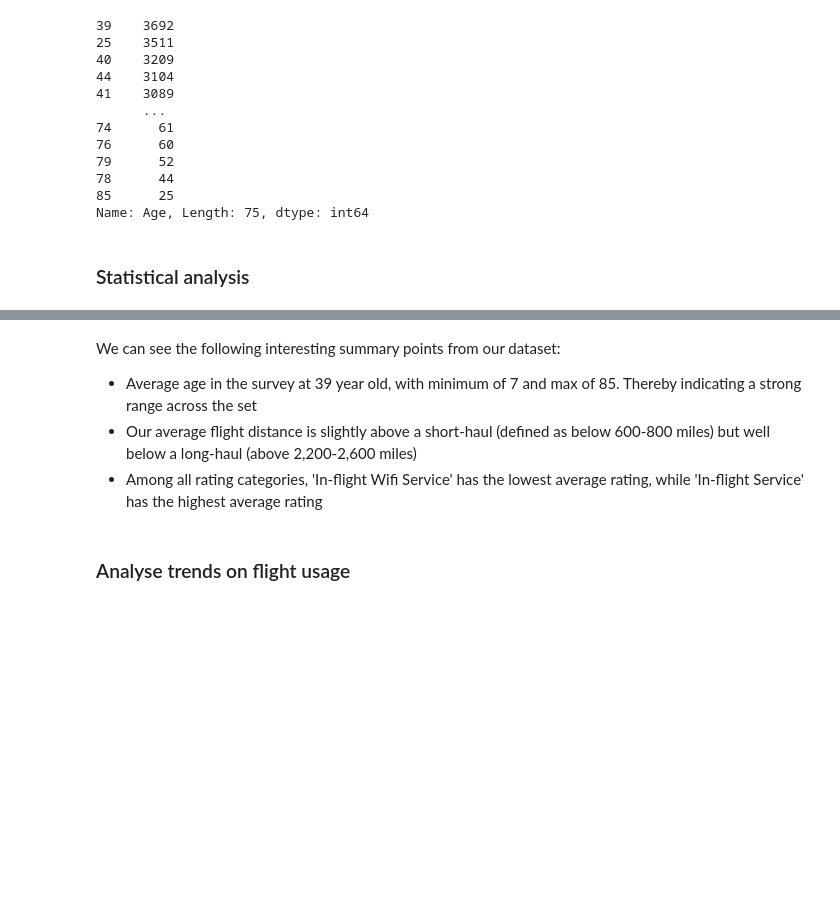
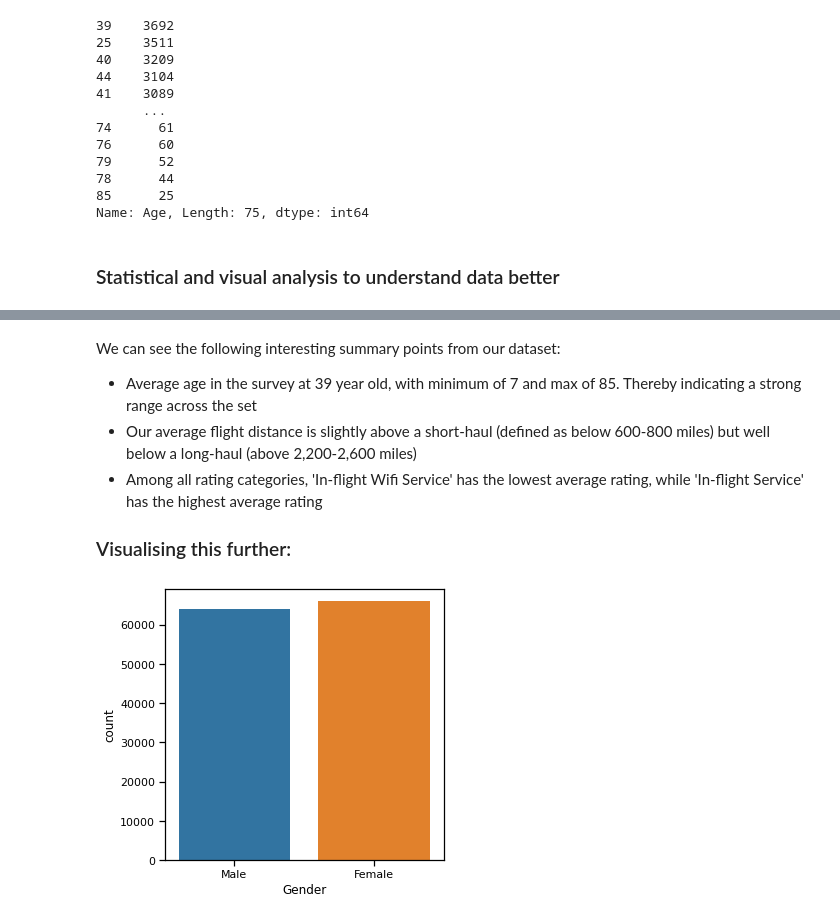
Before and after one commit to kunals94/Final-Project-Data-Science-Programme-Cambridge-University-Flatiron-School, a Jupyter notebook: KSarin_final_project_v1.ipynb, the cells around one changed output, grey strips where cells are left out. Drawn from its saved outputs; the diff is of its cells as text; code cells hidden in the pictures; blank space fills up the shorter version.

```diff
--- a/KSarin_final_project_v1.ipynb
+++ b/KSarin_final_project_v1.ipynb
@@ -158,7 +158,7 @@ df1['Age'].value_counts()
 85      25
 Name: Age, Length: 75, dtype: int64
 # %% [markdown]
-### Statistical analysis
+### Statistical and visual analysis to understand data better
 # %%
 df1.describe()
 # %% [output]
@@ -176,5 +176,5 @@ We can see the following interesting summary points from our dataset:
 - Average age in the survey at 39 year old, with minimum of 7 and max of 85. Thereby indicating a strong range across the set
 - Our average flight distance is slightly above a short-haul (defined as below 600-800 miles) but well below a long-haul (above 2,200-2,600 miles)
 - Among all rating categories, 'In-flight Wifi Service' has the lowest average rating, while 'In-flight Service' has the highest average rating
+
+### Visualising this further:
-# %% [markdown]
-### Analyse trends on flight usage
@@ -188,0 +181,7 @@ ax.set_ylabel('Flight Distance')
+# %%
+#The gender divide in our dataset, fairly balanced, slight skew towards female
+sns.set_context('notebook')
+sns.countplot(x="Gender", data=df1)
+plt.gcf().set_size_inches(5, 5)
+# %% [output]
+[figure, added]
```
Also changed, not shown: parts of 4 cells of this notebook.
